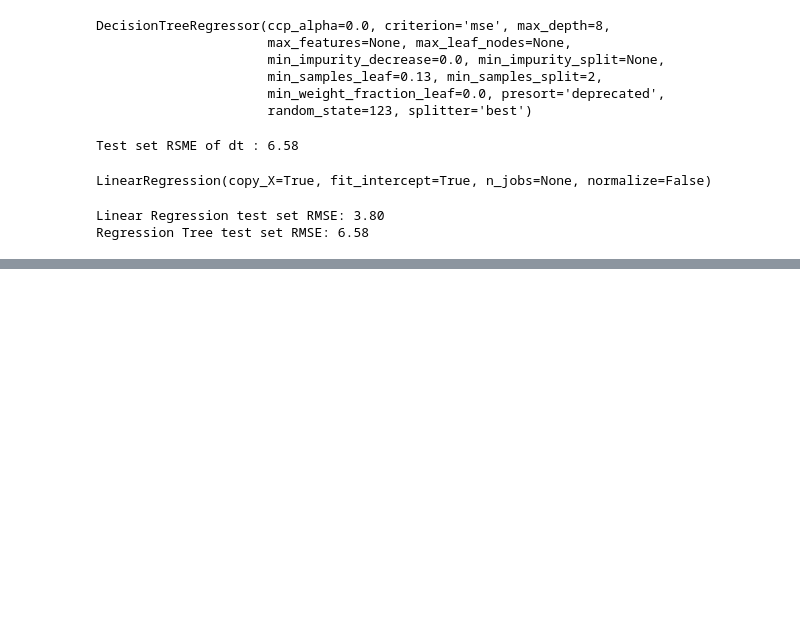
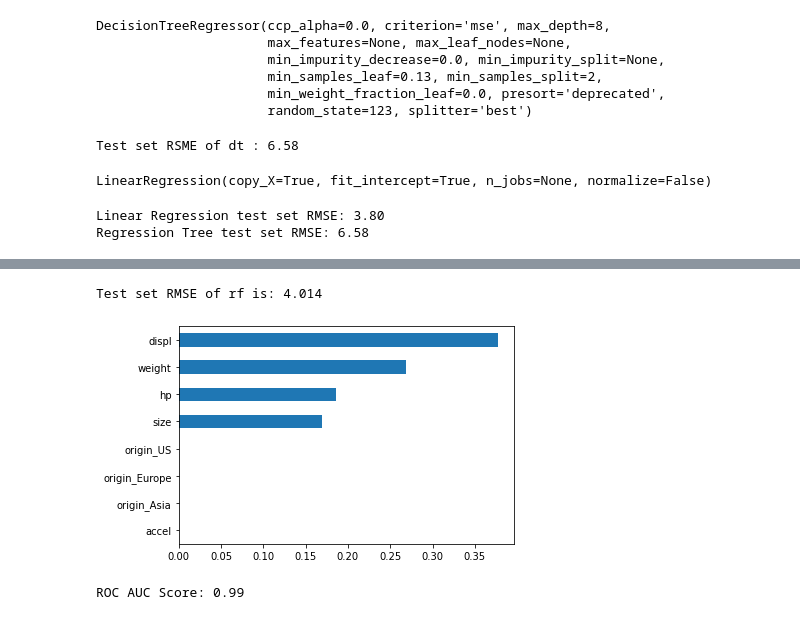
Before and after one commit to Ranjankraj/Public, a Jupyter notebook: ML_L2.ipynb, the cells around one changed output, grey strips where cells are left out. Drawn from its saved outputs; the diff is of its cells as text; code cells hidden in the pictures; blank space fills up the shorter version.

```diff
--- a/ML_L2.ipynb
+++ b/ML_L2.ipynb
@@ -307,0 +419,27 @@ Regression Tree test set RMSE: 6.58
+# %%
+X = auto_data.drop(['mpg'], axis=1)
+y = auto_data['mpg']
+
+X_train, X_test, y_train, y_test = train_test_split(X, y, test_size=0.3, random_state=SEED)
+# %%
+rf = RandomForestRegressor(n_estimators=400, min_samples_leaf=0.12, random_state=SEED)
+
+rf.fit(X_train, y_train)
+
+y_pred = rf.predict(X_test)
+# %%
+rmse_test = MSE(y_test, y_pred) **0.5
+
+print("Test set RMSE of rf is: {:.3f}".format(rmse_test))
+# %% [output]
+Test set RMSE of rf is: 4.014
+# %%
+import pandas as pd
+importances_rf = pd.Series(rf.feature_importances_, index=X.columns)
+
+sorted_importances_rf = importances_rf.sort_values()
+
+sorted_importances_rf.plot(kind="barh")
+plt.show()
+# %% [output]
+[figure, added]
@@ -307,0 +469,4 @@ Regression Tree test set RMSE: 6.58
+# %%
+print('ROC AUC Score: {:.2f}'.format(adb_clf_roc_auc_score))
+# %% [output]
+ROC AUC Score: 0.99
```
Also changed, not shown: parts of 15 cells of this notebook.
